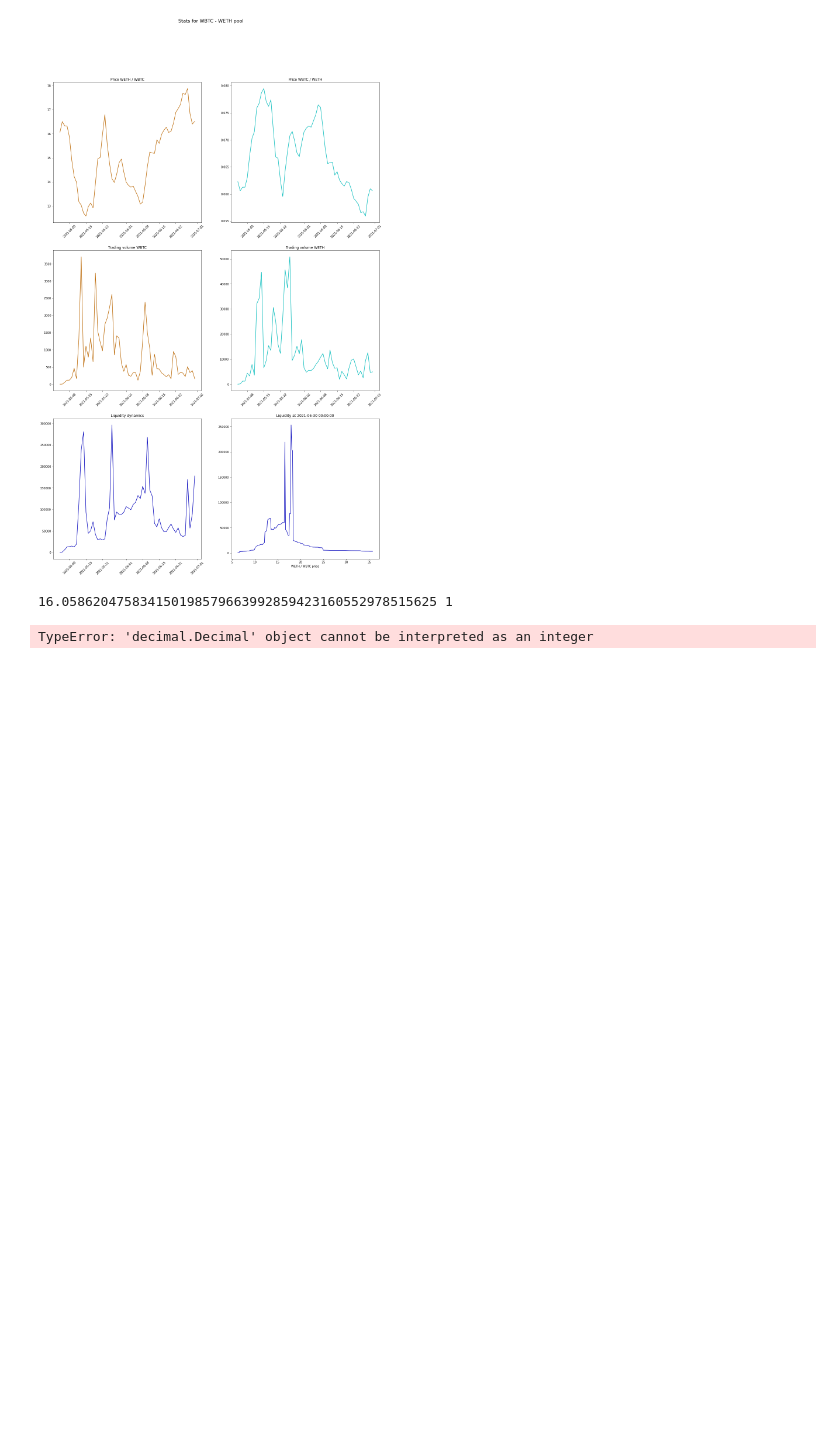
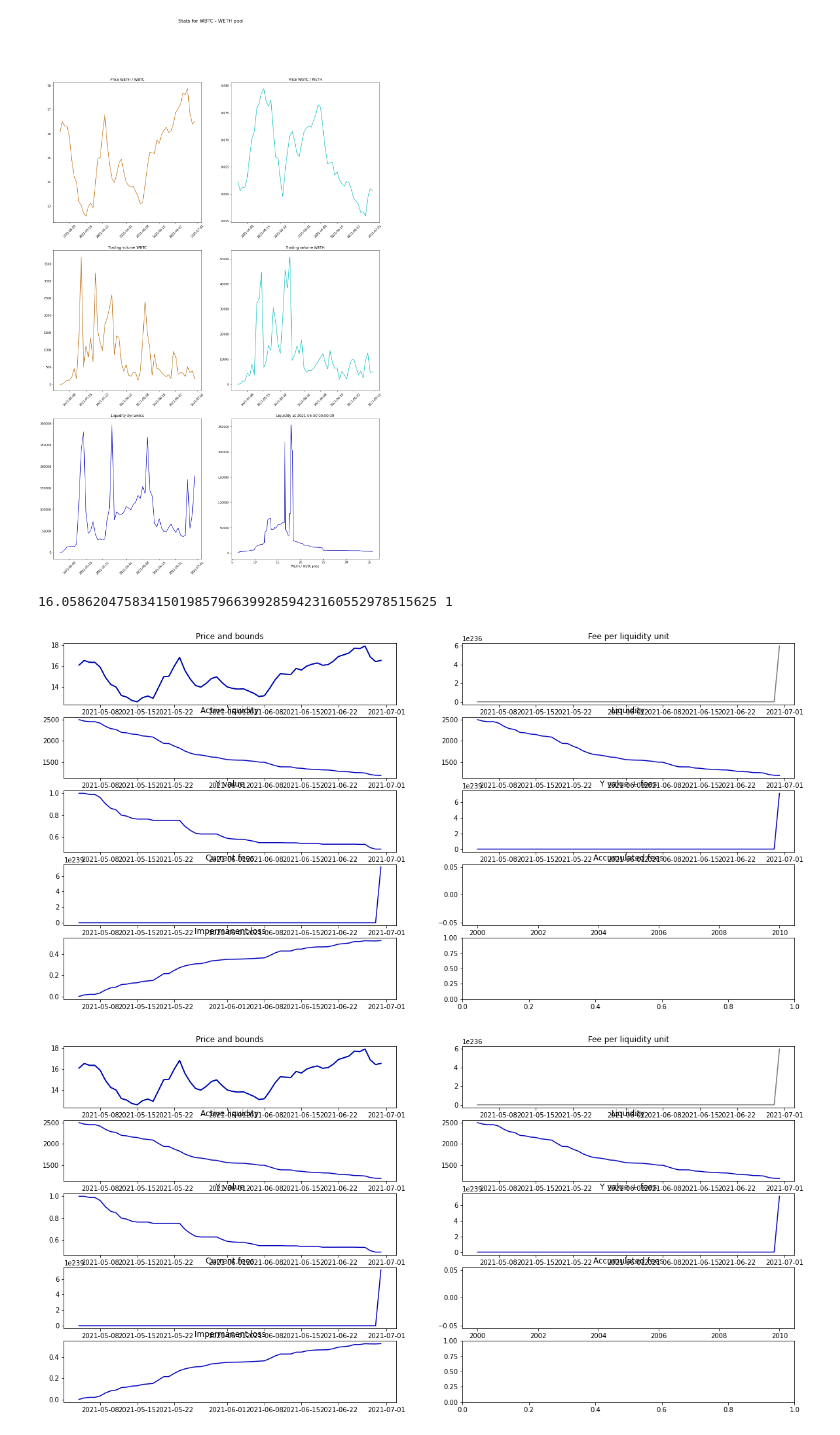
Before and after one commit to mellow-finance/mellow-strategy-sdk, a Jupyter notebook: examples/data.ipynb, the cells around one changed output. Saved outputs shown, nothing was run; the diff lists cells and outputs as text; code cells hidden in the pictures; blank space fills up the shorter version.

```diff
--- a/examples/data.ipynb
+++ b/examples/data.ipynb
@@ -45,27 +45,28 @@ p.plot()
 # %%
 from strategy.portfolio import AbstractStrategy, Position
 from strategy.backtest import Backtest
 from datetime import datetime
 from decimal import Decimal
 
 class RebalanceStrategy(AbstractStrategy):
     def rebalance(
         self, t: datetime, prices: pd.Series, fees0: pd.Series, fees1: pd.Series
     ):
         c = prices[t]
         if not self.portfolio().position("main"):
             self.portfolio().add_position(Position(id="main", a = c / Decimal(1.0001), b = c * Decimal(1.0001)))
             pos = self.portfolio().position("main")
             print(c, 1)
             pos.deposit(c, 1)
         else:
             pos = self.portfolio().position("main")
-            pos.set_a(c / 1.0001)
-            pos.set_b(c * 1.0001)
+            pos.set_a(c / Decimal(1.0001), c)
+            pos.set_b(c * Decimal(1.0001), c)
 
 backtest = Backtest(RebalanceStrategy())
 backtest.run(p)
 backtest.plot()
 # %% [output]
 16.058620475834150198579663992859423160552978515625 1
-TypeError: 'decimal.Decimal' object cannot be interpreted as an integer
+[figure, added]
+[figure, added]
```
Also changed, not shown: 1 other file.
